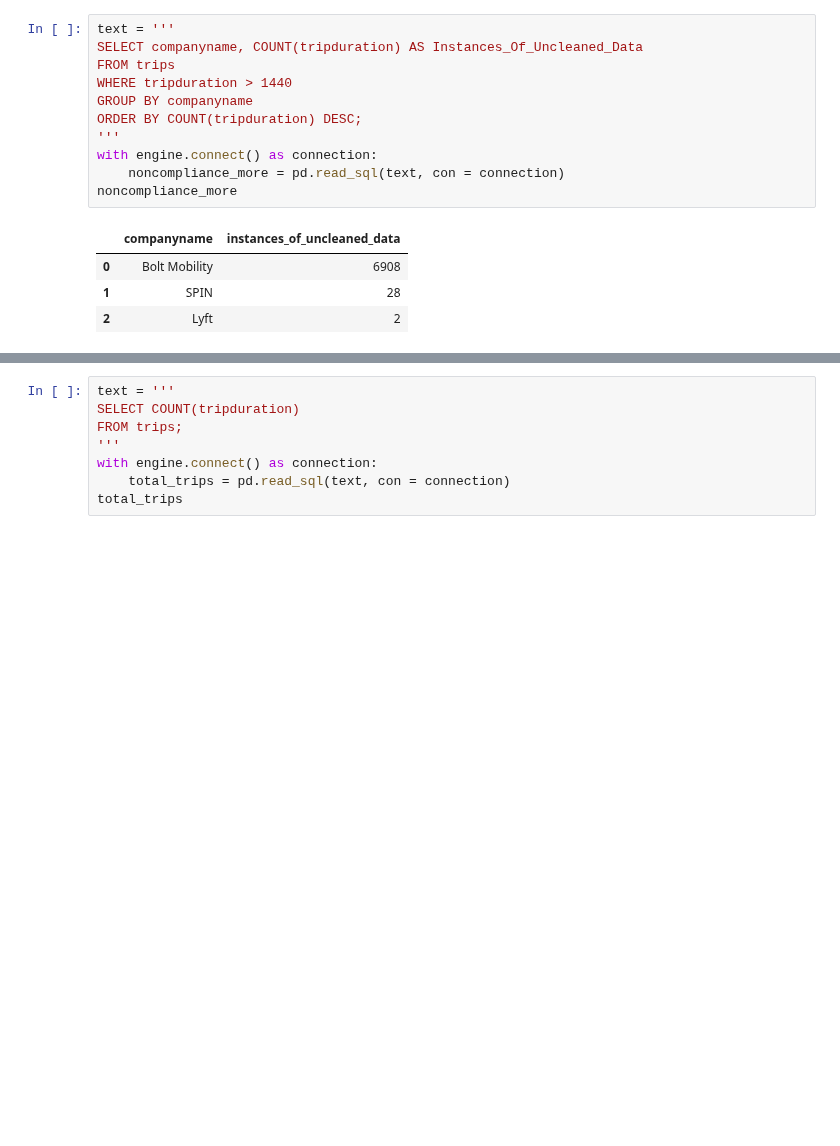
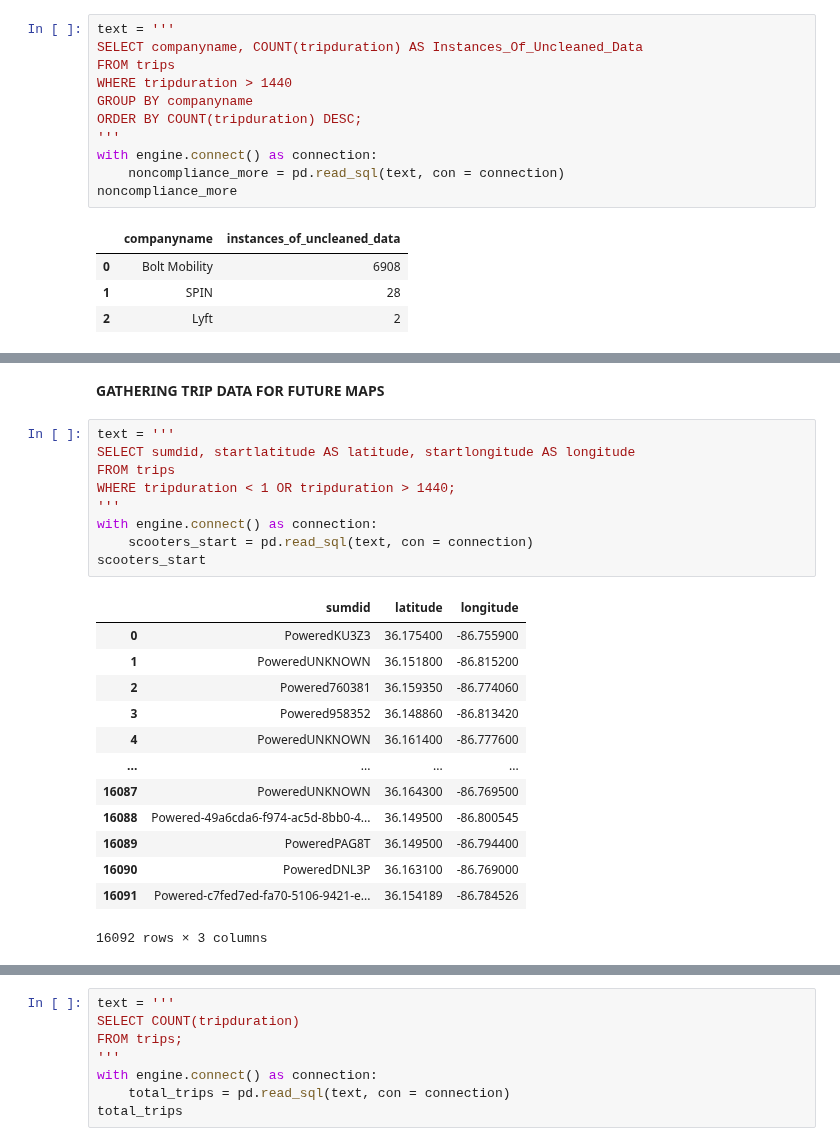
Before and after one commit to NSS-Data-Analytics-Cohort-10/scooters-group-6, a Jupyter notebook: notebook/scooters.ipynb, the cells around one changed output, grey strips where cells are left out. Saved outputs shown, nothing was run; the diff lists cells and outputs as text; blank space fills up the shorter version.

```diff
--- a/notebook/scooters.ipynb
+++ b/notebook/scooters.ipynb
@@ -387,0 +390,25 @@ TypeError: Legend.__init__() got an unexpected keyword argument 'data'
+# %% [markdown]
+****GATHERING TRIP DATA FOR FUTURE MAPS****
+# %%
+text = '''
+SELECT sumdid, startlatitude AS latitude, startlongitude AS longitude
+FROM trips
+WHERE tripduration < 1 OR tripduration > 1440;
+'''
+with engine.connect() as connection:
+    scooters_start = pd.read_sql(text, con = connection)
+scooters_start
+# %% [output]
+|  | sumdid | latitude | longitude |
+| 0 | PoweredKU3Z3 | 36.175400 | -86.755900 |
+| 1 | PoweredUNKNOWN | 36.151800 | -86.815200 |
+| 2 | Powered760381 | 36.159350 | -86.774060 |
+| 3 | Powered958352 | 36.148860 | -86.813420 |
+| 4 | PoweredUNKNOWN | 36.161400 | -86.777600 |
+| ... | ... | ... | ... |
+| 16087 | PoweredUNKNOWN | 36.164300 | -86.769500 |
+| 16088 | Powered-49a6cda6-f974-ac5d-8bb0-4... | 36.149500 | -86.800545 |
+| 16089 | PoweredPAG8T | 36.149500 | -86.794400 |
+| 16090 | PoweredDNL3P | 36.163100 | -86.769000 |
+| 16091 | Powered-c7fed7ed-fa70-5106-9421-e... | 36.154189 | -86.784526 |
+16092 rows × 3 columns
```
Also changed, not shown: parts of 27 cells of this notebook.
